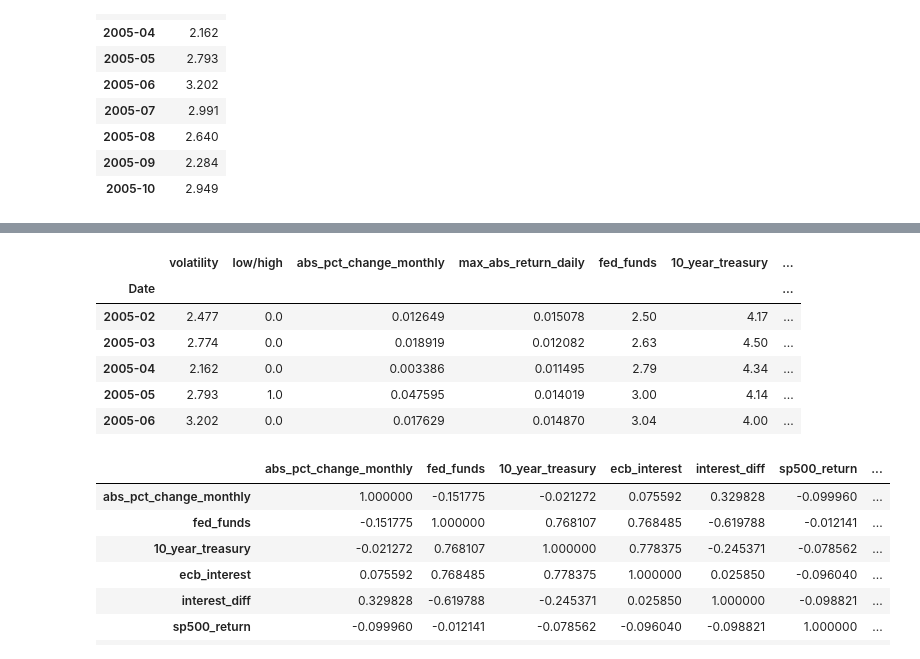
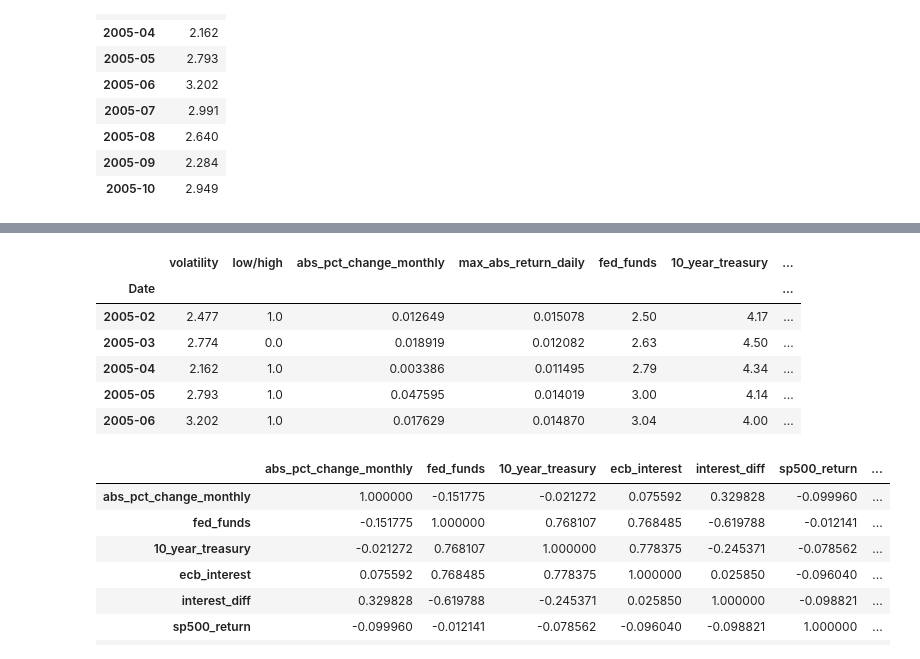
Before and after one commit to moleh13/EC48E, a Jupyter notebook: project/project.ipynb, the cells around one changed output, grey strips where cells are left out. Drawn from its saved outputs; the diff is of its cells as text; code cells hidden in the pictures.

```diff
--- a/project/project.ipynb
+++ b/project/project.ipynb
@@ -72,7 +75,7 @@ print('Mean:', mean)
 print('Standard Deviation:', std)
 
 # print the ncount of the rows that are smaller than the mean + 1 std
-threshold = 3
+threshold = 2.5
 print(f'Number of months that have volatility smaller than {threshold}:', len(feature_set[feature_set.volatility < threshold]))
 # %% [output]
 [figure]
@@ -157,14 +160,14 @@ plt.show()
 # %%
 feature_set.dropna(inplace=True)
-feature_set.head(5)
+feature_set.head()
 # %% [output]
 |  | volatility | low/high | abs_pct_change_monthly | max_abs_return_daily | fed_funds | 10_year_treasury | ... |
 | Date |  |  |  |  |  |  | ... |
-| 2005-02 | 2.477 | 0.0 | 0.012649 | 0.015078 | 2.50 | 4.17 | ... |
+| 2005-02 | 2.477 | 1.0 | 0.012649 | 0.015078 | 2.50 | 4.17 | ... |
 | 2005-03 | 2.774 | 0.0 | 0.018919 | 0.012082 | 2.63 | 4.50 | ... |
-| 2005-04 | 2.162 | 0.0 | 0.003386 | 0.011495 | 2.79 | 4.34 | ... |
+| 2005-04 | 2.162 | 1.0 | 0.003386 | 0.011495 | 2.79 | 4.34 | ... |
 | 2005-05 | 2.793 | 1.0 | 0.047595 | 0.014019 | 3.00 | 4.14 | ... |
-| 2005-06 | 3.202 | 0.0 | 0.017629 | 0.014870 | 3.04 | 4.00 | ... |
+| 2005-06 | 3.202 | 1.0 | 0.017629 | 0.014870 | 3.04 | 4.00 | ... |
 # %%
 x_data = feature_set.drop(columns=['volatility', 'low/high', 'max_abs_return_daily'], axis=1)
 y_data = feature_set['low/high']
```
Also changed, not shown: parts of 8 cells of this notebook.
